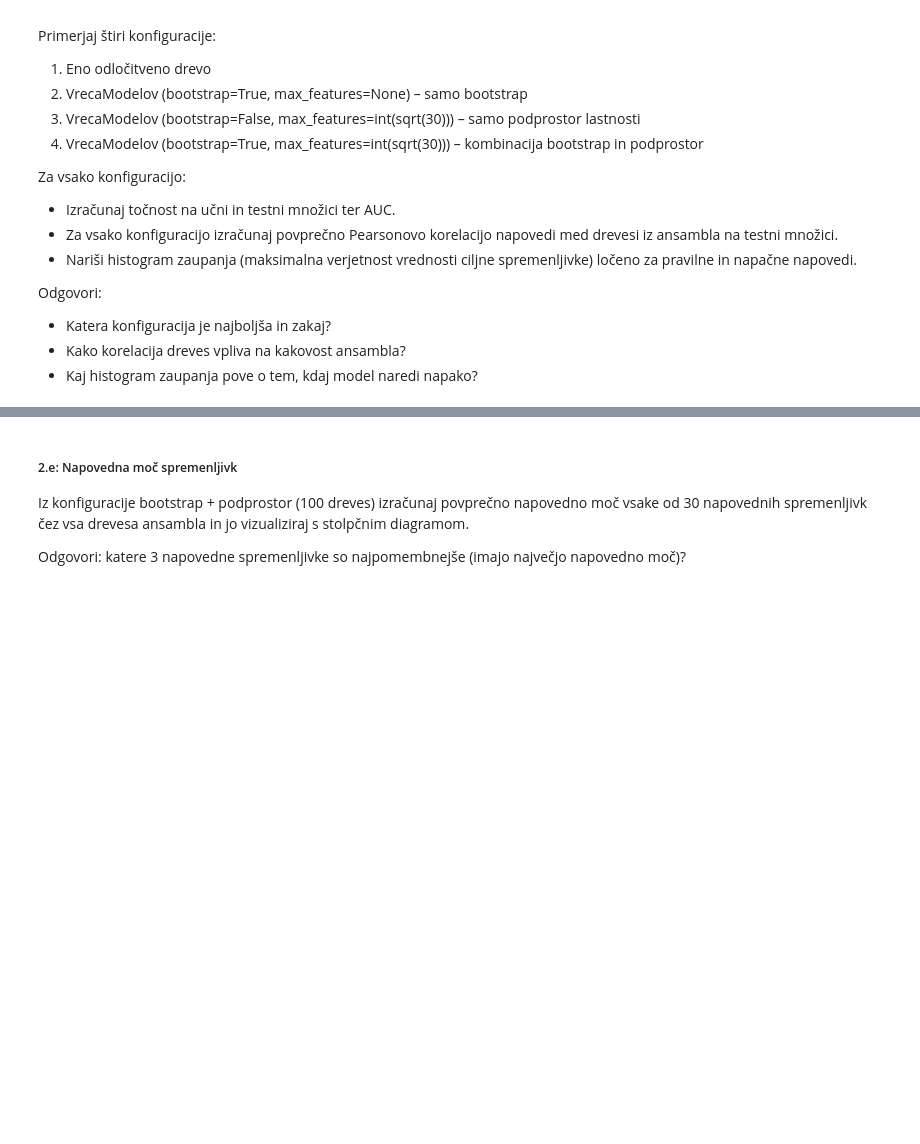
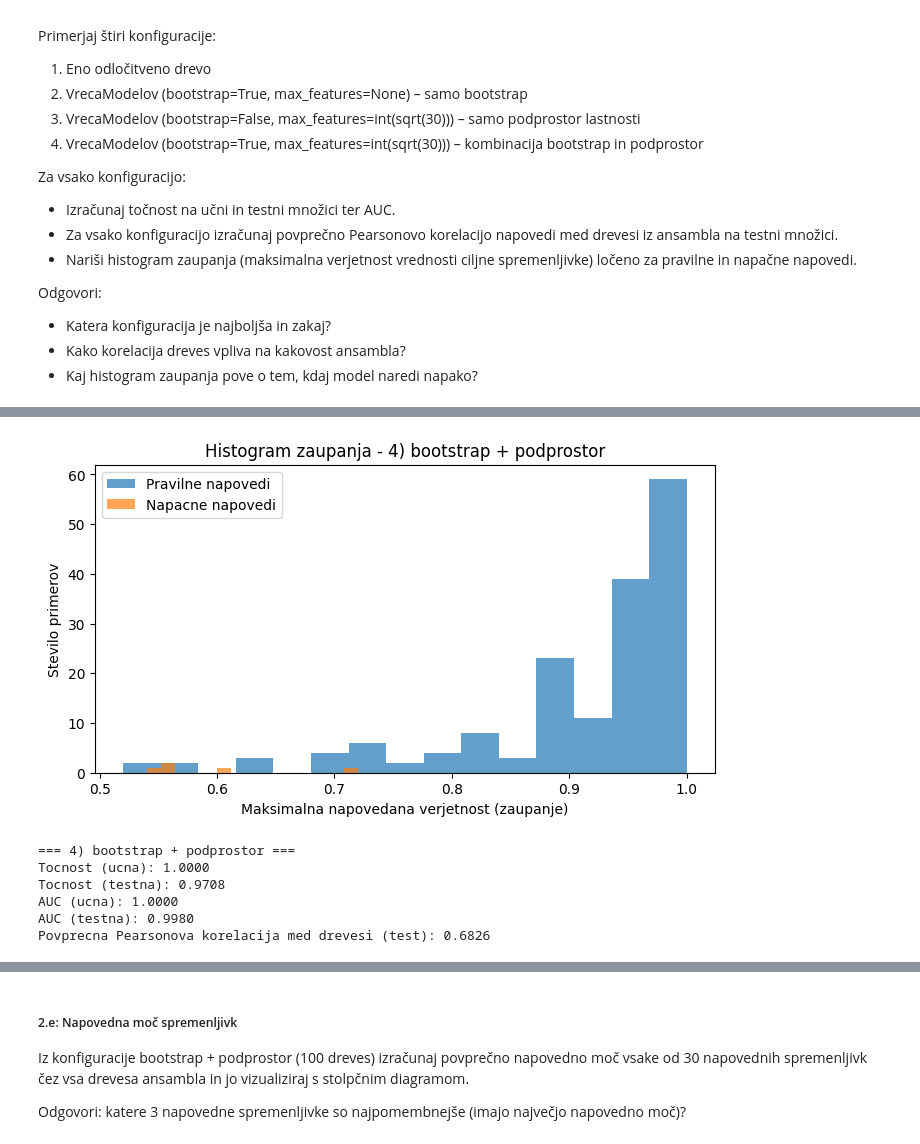
Before and after one commit to EnejBrus/ITAP, a Jupyter notebook: DN2/dn2.ipynb, the cells around one changed output, grey strips where cells are left out. Saved outputs shown, nothing was run; the diff lists cells and outputs as text; code cells hidden in the pictures; blank space fills up the shorter version.

```diff
--- a/DN2/dn2.ipynb
+++ b/DN2/dn2.ipynb
@@ -212,0 +387,18 @@ n_feat_sqrt = int(np.sqrt(X_bc.shape[1]))  # sqrt(30) ≈ 5
+# %%
+# Konfiguracija 4: VrecaModelov (bootstrap=True, max_features=int(sqrt(30)))
+np.random.seed(42)
+model_cfg4 = VrecaModelov(
+    n_estimators=50,
+    bootstrap=True,
+    max_features=n_feat_sqrt
+)
+model_cfg4.fit(X_w_train, y_w_train)
+_eval_in_histogram(model_cfg4, "4) bootstrap + podprostor")
+# %% [output]
+[figure, added]
+=== 4) bootstrap + podprostor ===
+Tocnost (ucna): 1.0000
+Tocnost (testna): 0.9708
+AUC (ucna): 1.0000
+AUC (testna): 0.9980
+Povprecna Pearsonova korelacija med drevesi (test): 0.6826
```
Also changed, not shown: parts of 9 cells of this notebook.
